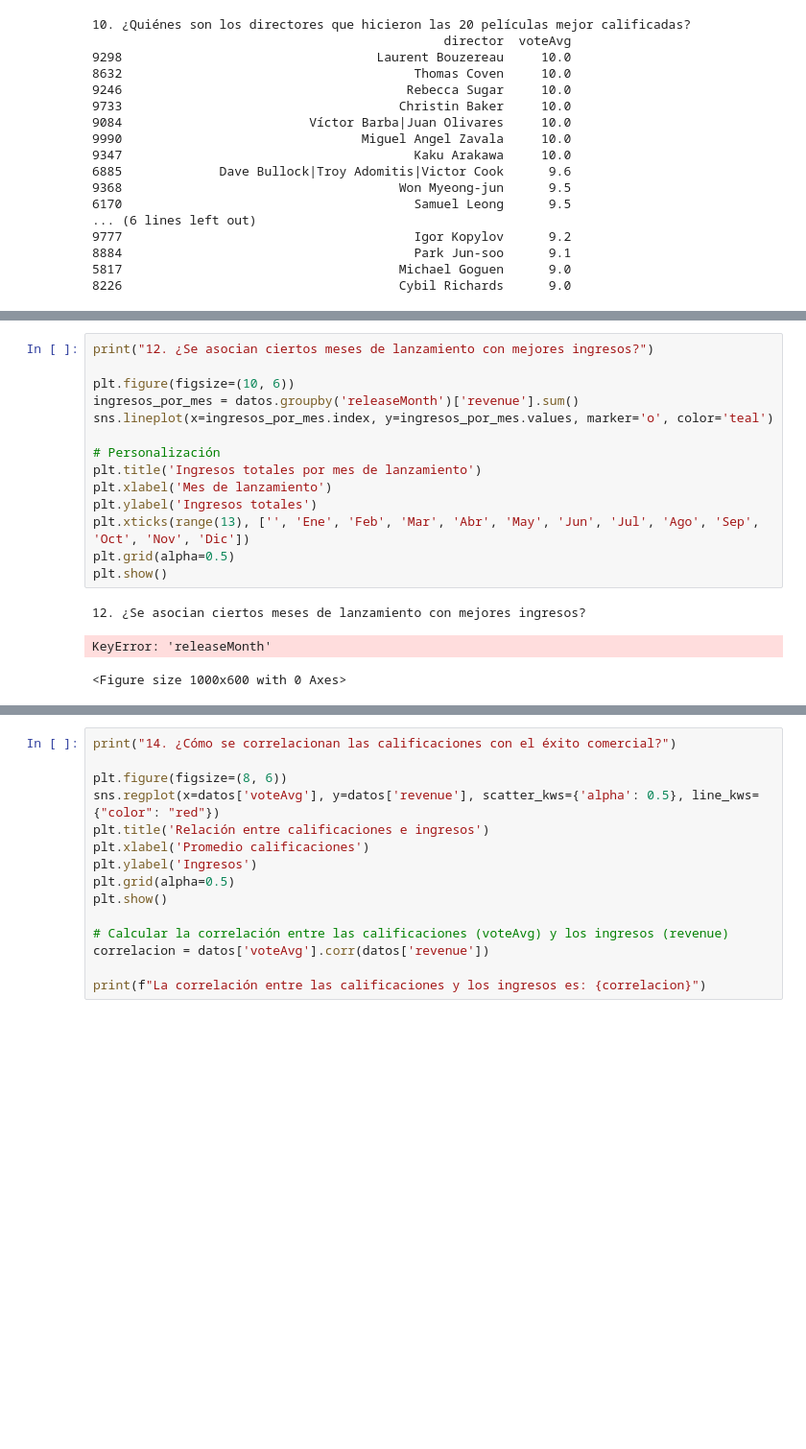
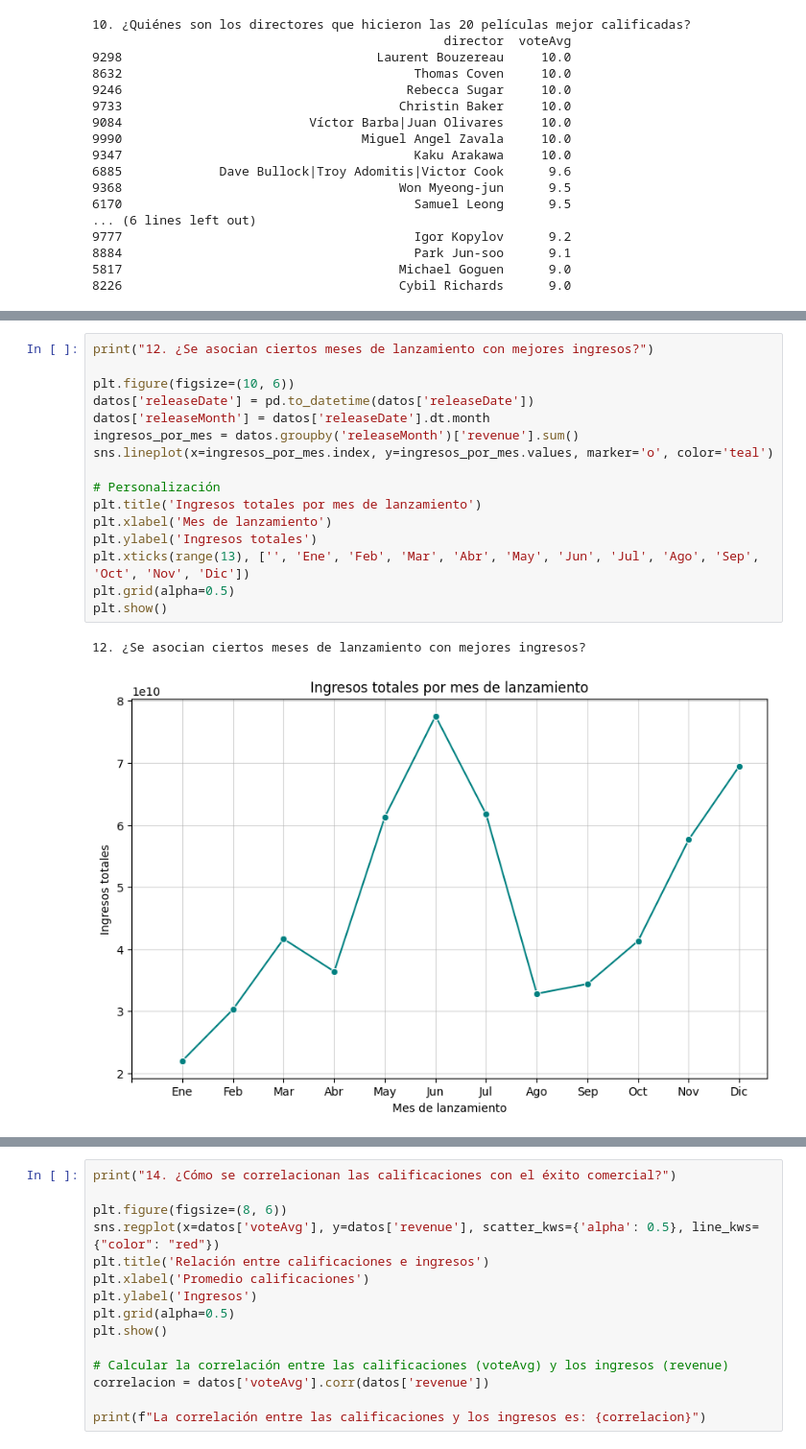
Before and after one commit to Fabiola-cc/CineVision_Studios, a Jupyter notebook: análisis_exploratorio copy.ipynb, the cells around one changed output, grey strips where cells are left out. Shown at 96% size. Drawn from its saved outputs; the diff is of its cells as text; blank space fills up the shorter version.

```diff
--- a/análisis_exploratorio copy.ipynb
+++ b/análisis_exploratorio copy.ipynb
@@ -607,18 +784,19 @@ print(top_20_directors)
 # %%
 print("12. ¿Se asocian ciertos meses de lanzamiento con mejores ingresos?")
 
 plt.figure(figsize=(10, 6))
+datos['releaseDate'] = pd.to_datetime(datos['releaseDate'])
+datos['releaseMonth'] = datos['releaseDate'].dt.month
 ingresos_por_mes = datos.groupby('releaseMonth')['revenue'].sum()
 sns.lineplot(x=ingresos_por_mes.index, y=ingresos_por_mes.values, marker='o', color='teal')
 
 # Personalización
 plt.title('Ingresos totales por mes de lanzamiento')
 plt.xlabel('Mes de lanzamiento')
 plt.ylabel('Ingresos totales')
 plt.xticks(range(13), ['', 'Ene', 'Feb', 'Mar', 'Abr', 'May', 'Jun', 'Jul', 'Ago', 'Sep', 'Oct', 'Nov', 'Dic'])
 plt.grid(alpha=0.5)
 plt.show()
 # %% [output]
 12. ¿Se asocian ciertos meses de lanzamiento con mejores ingresos?
-KeyError: 'releaseMonth'
-<Figure size 1000x600 with 0 Axes>
+[figure, added]
```
Also changed, not shown: parts of 10 cells of this notebook, 1 other file.
